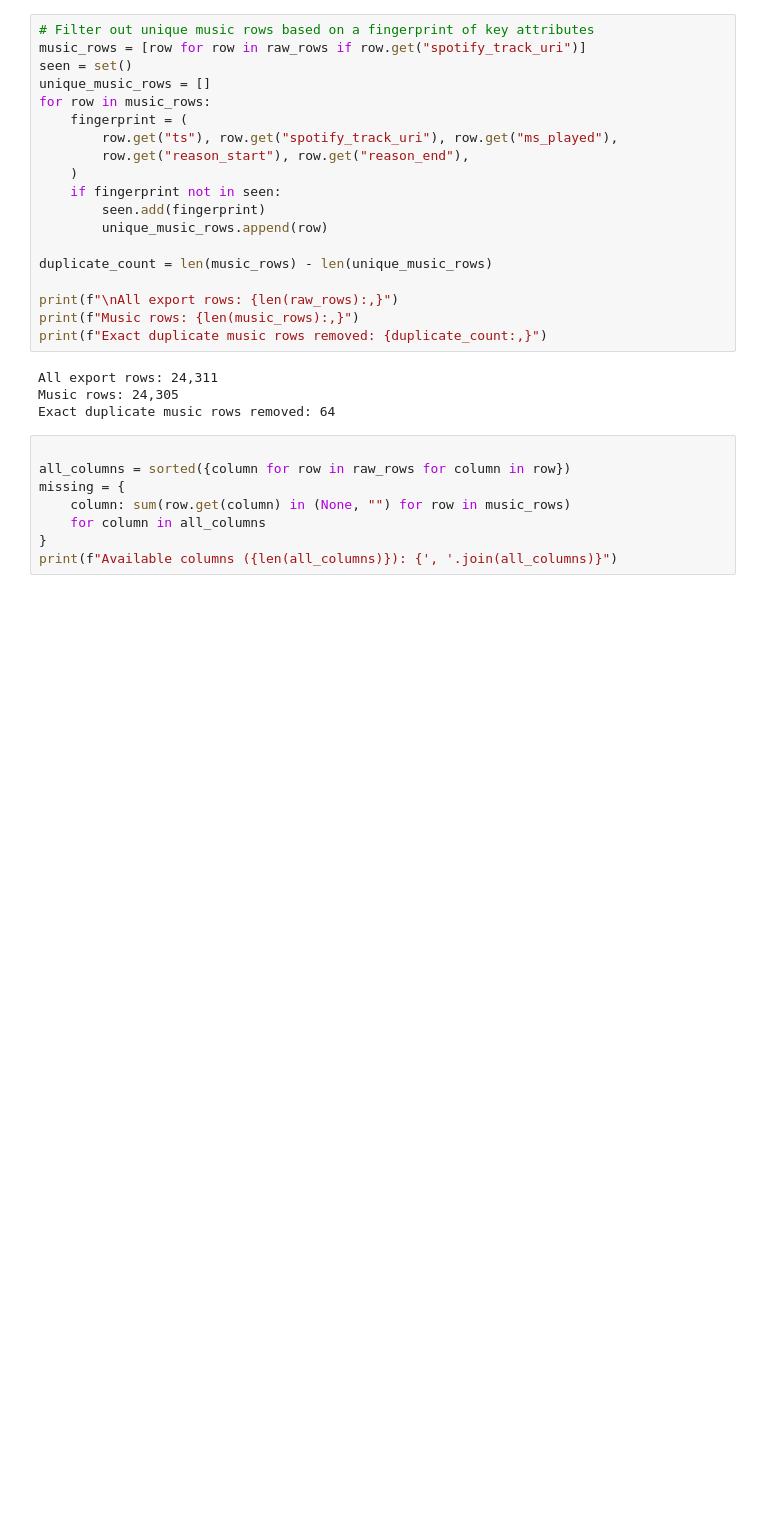
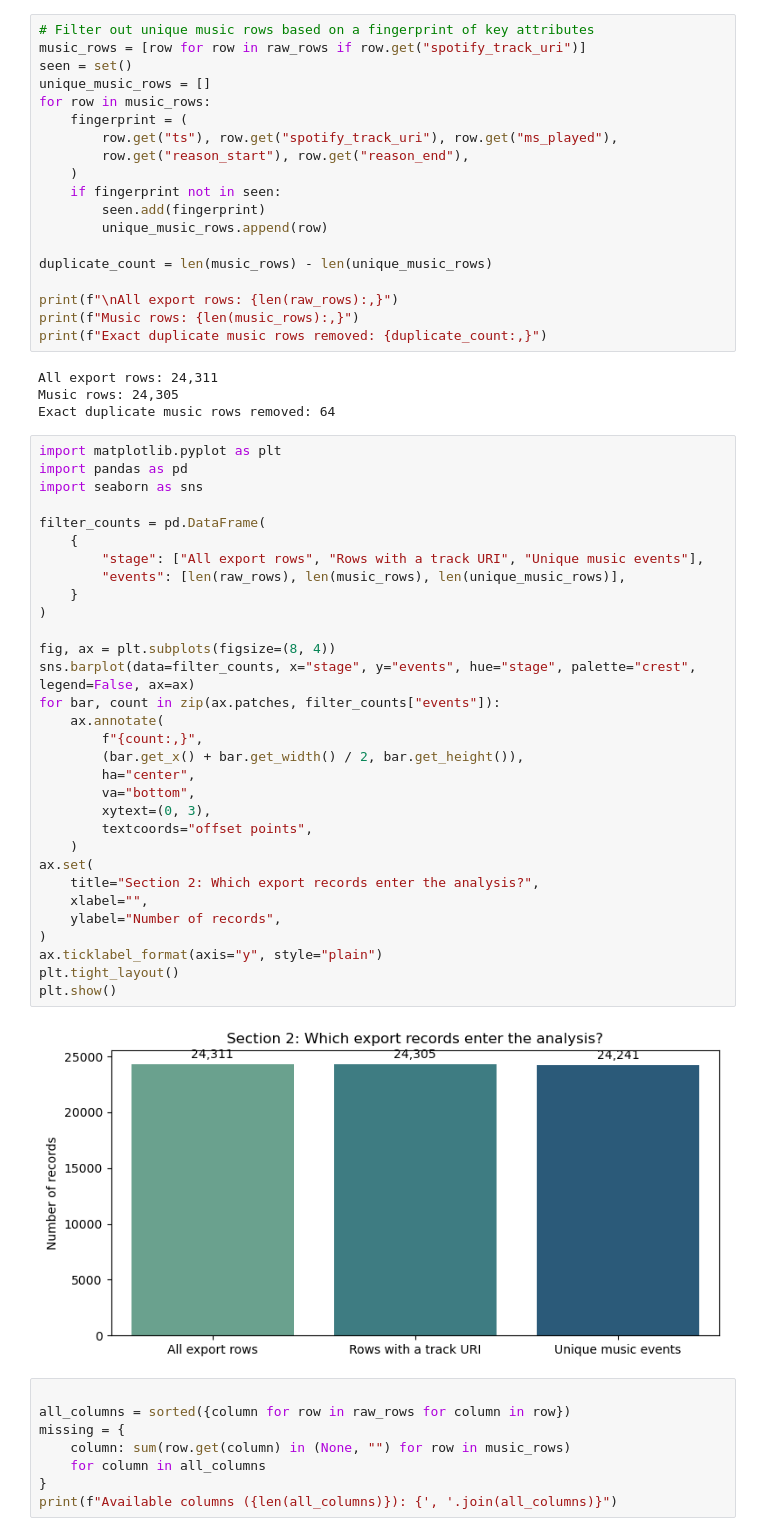
Before and after one commit to kaleb-asefa/rewind, a Jupyter notebook: notebooks/contextual_rejection_model.ipynb, the cells around one changed output. Drawn from its saved outputs; the diff is of its cells as text; blank space fills up the shorter version.

```diff
--- a/notebooks/contextual_rejection_model.ipynb
+++ b/notebooks/contextual_rejection_model.ipynb
@@ -144,6 +168,39 @@ print(f"Exact duplicate music rows removed: {duplicate_count:,}")
 All export rows: 24,311
 Music rows: 24,305
 Exact duplicate music rows removed: 64
+# %%
+import matplotlib.pyplot as plt
+import pandas as pd
+import seaborn as sns
+
+filter_counts = pd.DataFrame(
+    {
+        "stage": ["All export rows", "Rows with a track URI", "Unique music events"],
+        "events": [len(raw_rows), len(music_rows), len(unique_music_rows)],
+    }
+)
+
+fig, ax = plt.subplots(figsize=(8, 4))
+sns.barplot(data=filter_counts, x="stage", y="events", hue="stage", palette="crest", legend=False, ax=ax)
+for bar, count in zip(ax.patches, filter_counts["events"]):
+    ax.annotate(
+        f"{count:,}",
+        (bar.get_x() + bar.get_width() / 2, bar.get_height()),
+        ha="center",
+        va="bottom",
+        xytext=(0, 3),
+        textcoords="offset points",
+    )
+ax.set(
+    title="Section 2: Which export records enter the analysis?",
+    xlabel="",
+    ylabel="Number of records",
+)
+ax.ticklabel_format(axis="y", style="plain")
+plt.tight_layout()
+plt.show()
+# %% [output]
+[figure, added]
 # %%
 
 all_columns = sorted({column for row in raw_rows for column in row})
```
Also changed, not shown: parts of 4 cells of this notebook.
